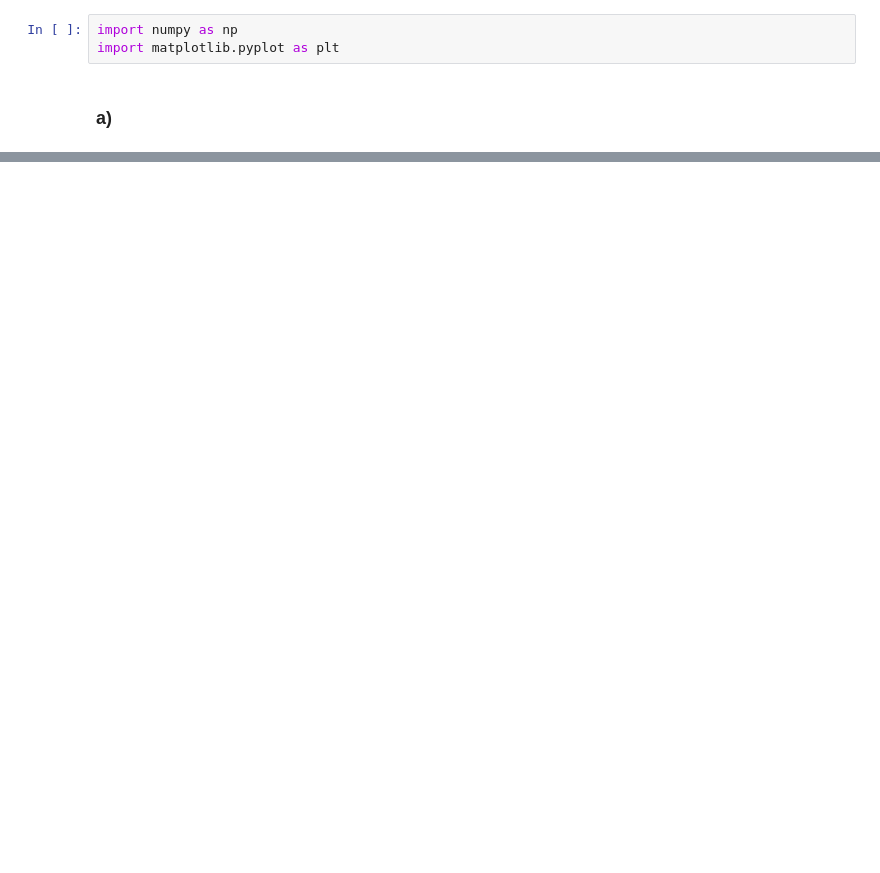
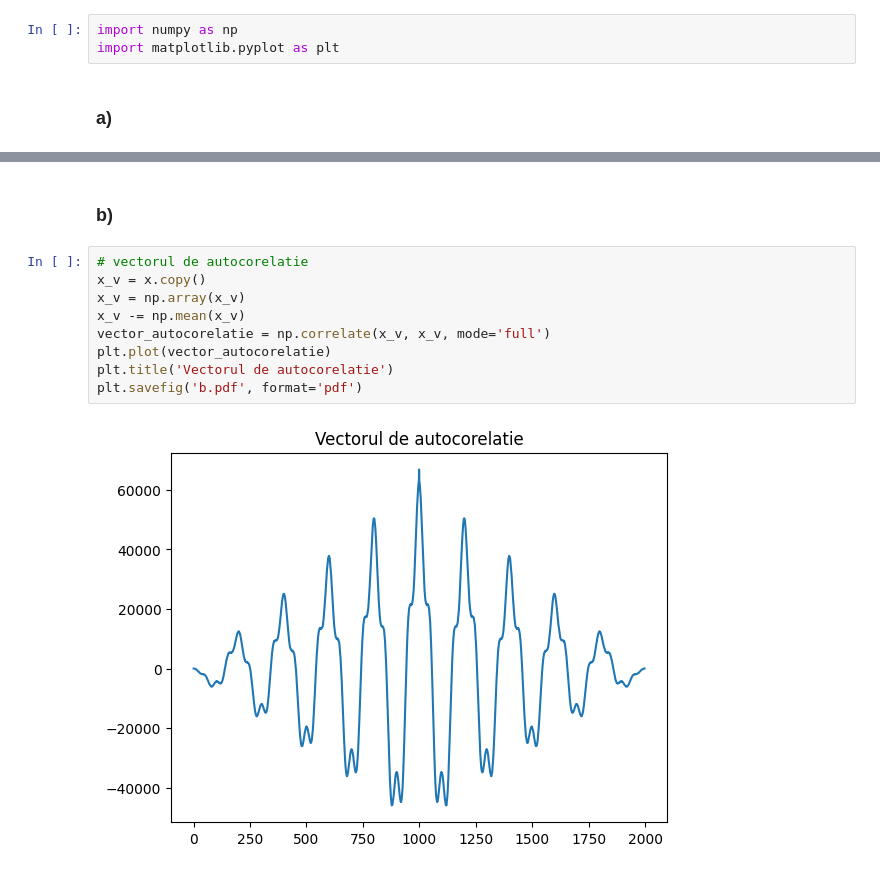
Before and after one commit to andreidurdun/Prelucrarea-Semnalelor, a Jupyter notebook: lab8/lab8.ipynb, the cells around one changed output, grey strips where cells are left out. Drawn from its saved outputs; the diff is of its cells as text; blank space fills up the shorter version.

```diff
--- a/lab8/lab8.ipynb
+++ b/lab8/lab8.ipynb
@@ -29,0 +30,13 @@ plt.show()
+# %% [markdown]
+### b)
+# %%
+# vectorul de autocorelatie
+x_v = x.copy()
+x_v = np.array(x_v)
+x_v -= np.mean(x_v)
+vector_autocorelatie = np.correlate(x_v, x_v, mode='full')
+plt.plot(vector_autocorelatie)
+plt.title('Vectorul de autocorelatie')
+plt.savefig('b.pdf', format='pdf')
+# %% [output]
+[figure, added]
```
Also changed, not shown: parts of 5 cells of this notebook, 3 other files.
